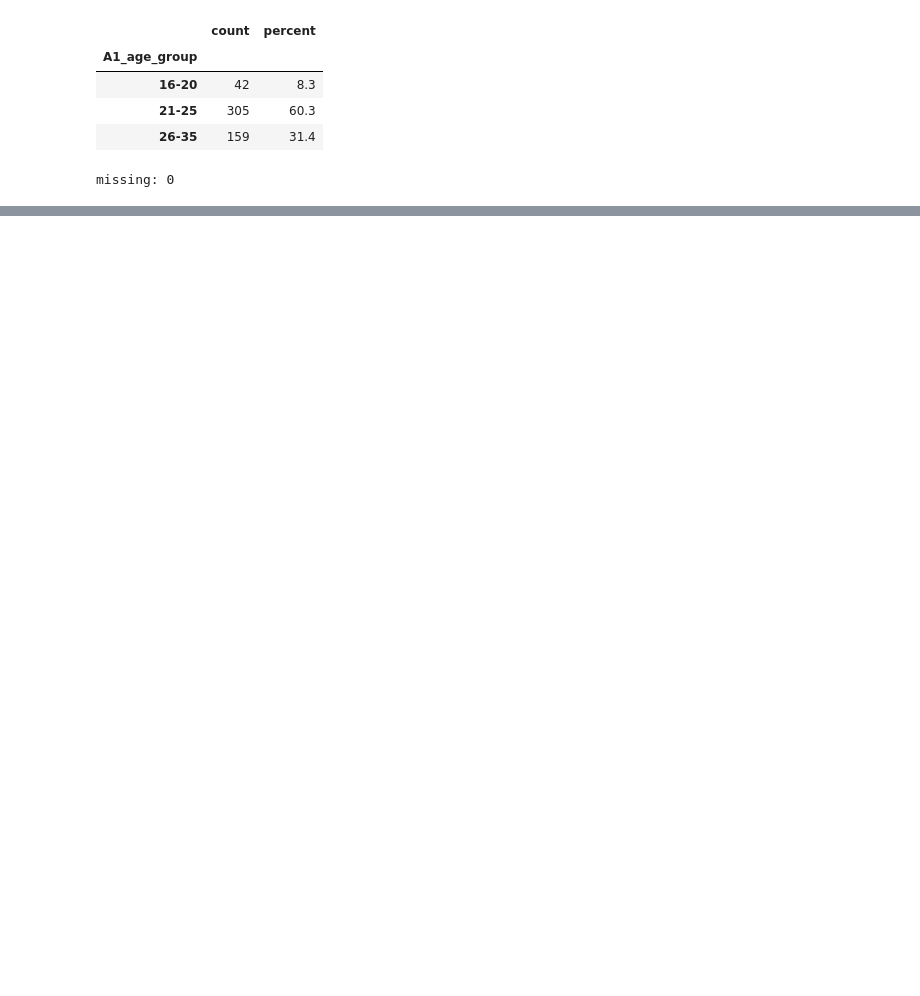
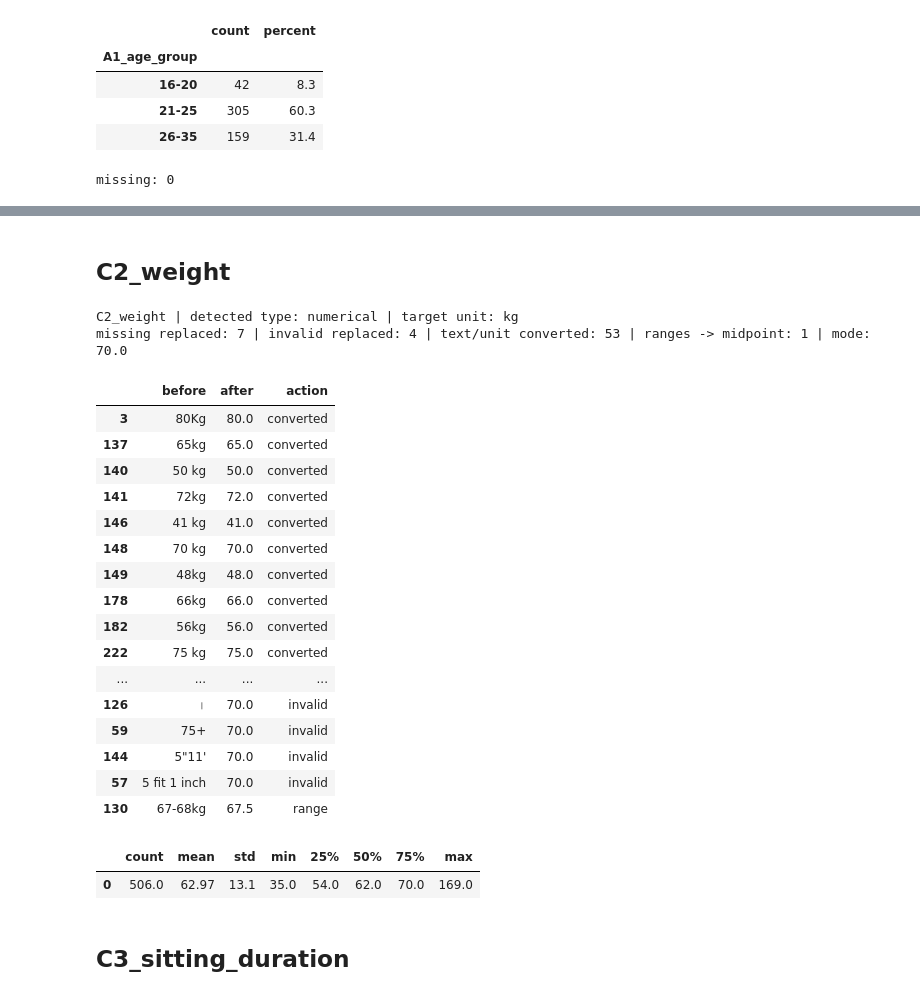
Before and after one commit to arshadziban/Reels-Mental-Health-Well-Being-Report, a Jupyter notebook: 1_finetune_dataset.ipynb, the cells around one changed output, grey strips where cells are left out. Cells and saved outputs as stored; diff of their text form; code cells hidden in the pictures; blank space fills up the shorter version.

```diff
--- a/1_finetune_dataset.ipynb
+++ b/1_finetune_dataset.ipynb
@@ -358,0 +623,29 @@ display(summary)
+# %% [markdown]
+## C2_weight
+# %%
+# C2_weight
+clean_column("C2_weight")
+# %% [output]
+C2_weight | detected type: numerical | target unit: kg
+missing replaced: 7 | invalid replaced: 4 | text/unit converted: 53 | ranges -> midpoint: 1 | mode: 70.0
+|  | before | after | action |
+| 3 | 80Kg | 80.0 | converted |
+| 137 | 65kg | 65.0 | converted |
+| 140 | 50 kg | 50.0 | converted |
+| 141 | 72kg | 72.0 | converted |
+| 146 | 41 kg | 41.0 | converted |
+| 148 | 70 kg | 70.0 | converted |
+| 149 | 48kg | 48.0 | converted |
+| 178 | 66kg | 66.0 | converted |
+| 182 | 56kg | 56.0 | converted |
+| 222 | 75 kg | 75.0 | converted |
+| ... | ... | ... | ... |
+| 126 | । | 70.0 | invalid |
+| 59 | 75+ | 70.0 | invalid |
+| 144 | 5"11' | 70.0 | invalid |
+| 57 | 5 fit 1 inch | 70.0 | invalid |
+| 130 | 67-68kg | 67.5 | range |
+|  | count | mean | std | min | 25% | 50% | 75% | max |
+| 0 | 506.0 | 62.97 | 13.1 | 35.0 | 54.0 | 62.0 | 70.0 | 169.0 |
+# %% [markdown]
+## C3_sitting_duration
```
Also changed, not shown: parts of 81 cells of this notebook.
